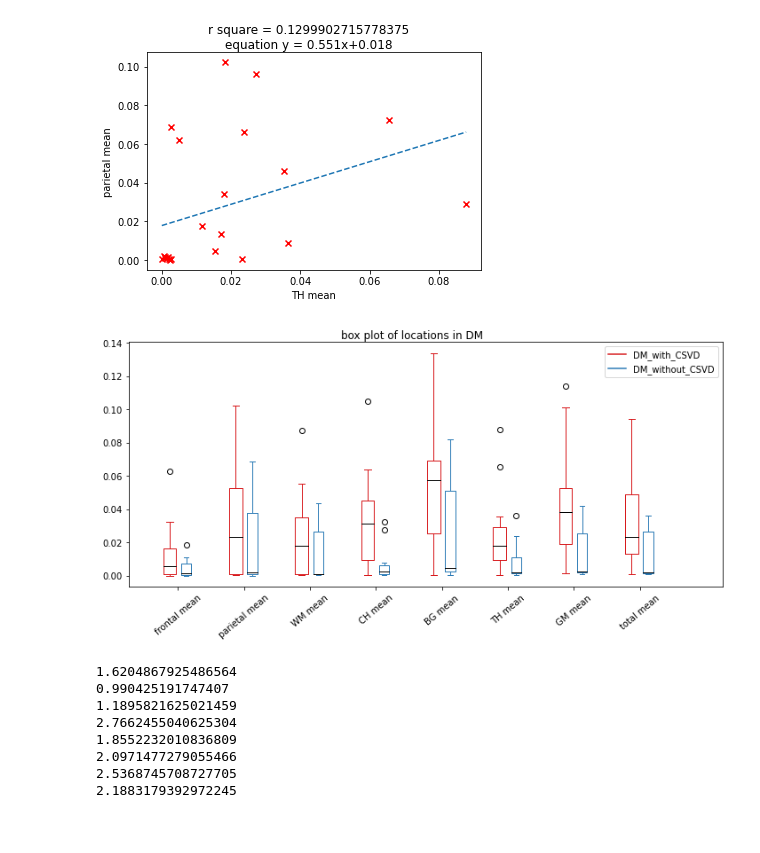
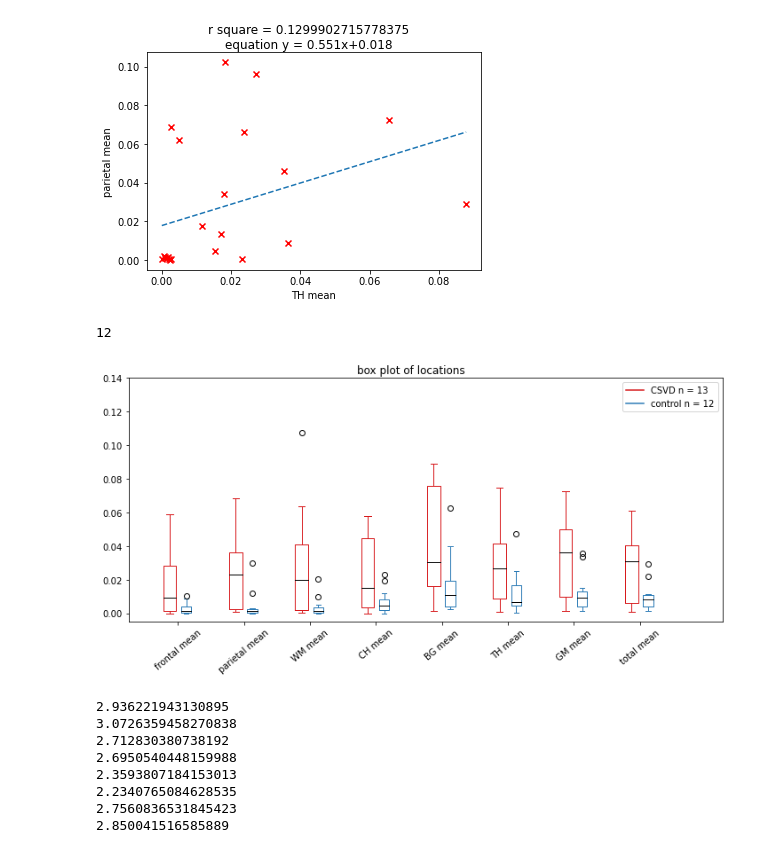
Before and after one commit to putintostyle/brain-permeability, a Jupyter notebook: with DM find criteria.ipynb, the cells around one changed output. Saved outputs shown, nothing was run; the diff lists cells and outputs as text; code cells hidden in the pictures.

```diff
--- a/with DM find criteria.ipynb
+++ b/with DM find criteria.ipynb
@@ -5,5 +7,5 @@ import matplotlib.pyplot as plt
 # %%
-PATH = "C:\\Users\\User\\Desktop\\with_DM_cases.csv"
+PATH = "C:\\Users\\User\\Desktop\\without_DM_cases.csv"
 # %%
 df = pd.read_csv(PATH, encoding = 'big5')
 # %%
@@ -74,4 +86,0 @@ for result in range(8):
-# %%
-length = []
-for i in separte_list:
-    length.append(len(i[0]))
@@ -217,5 +325,5 @@ for WM_idx in range(len(WM)):
 [figure]
 [figure]
 # %%
-DM_with_CSVD = data[:12][:,5::]
-DM_without_CSVD = data[12::][:,5::]
+DM_with_CSVD = data[:13][:,4::]
+DM_without_CSVD = data[13::][:,4::]
@@ -228,32 +330,37 @@ def set_box_color(bp, color):
+# %%
+len(DM_without_CSVD)
+# %% [output]
+12
 # %%
 plt.figure(figsize=(10,5))
 bpl = plt.boxplot(DM_with_CSVD, positions=[3+4*i-.5 for i in range(8)],  widths = 0.8)
 bp2 = plt.boxplot(DM_without_CSVD,positions = [3+4*i+.5 for i in range(8)],  widths = 0.6)
 plt.xticks([3+4*i for i in range(8)], ['frontal mean', 'parietal mean', 'WM mean','CH mean', 'BG mean', 'TH mean', 'GM mean', 'total mean'], rotation = 40)
 # plt.xticks(['frontal mean', 'parietal mean', 'WM mean','CH mean', 'BG mean', 'TH mean', 'GM mean', 'total mean'])
 plt.xlim(0,36)
 set_box_color(bpl, '#D7191C') # colors are from http://colorbrewer2.org/
 set_box_color(bp2, '#2C7BB6')
-plt.plot([], c='#D7191C', label='DM_with_CSVD')
-plt.plot([], c='#2C7BB6', label='DM_without_CSVD')
-plt.suptitle('box plot of locations in DM', y=1)
+plt.plot([], c='#D7191C', label='CSVD n = 13')
+plt.plot([], c='#2C7BB6', label='control n = 12')
+plt.ylim((-0.005,0.14))
+plt.suptitle('box plot of locations ', y=1)
 plt.tight_layout()
 plt.legend()
-plt.savefig('DM box plot.png', dpi = 500)
+plt.savefig('control box plot.png', dpi = 500)
 
 plt.show()
 # %% [output]
-[figure, old version]
+[figure, new version]
 # %%
 for i in range(8):
-    Z = abs(np.mean(DM_with_CSVD[:,i])-np.mean(DM_without_CSVD[:,i]))/np.sqrt((np.std(DM_with_CSVD[:,i])**2)/len(DM_with_CSVD[:,i])+(np.std(DM_without_CSVD[:,i])**2)/len(DM_without_CSVD[:,i]))
+    Z = abs(np.mean(DM_with_CSVD[:,i])-np.mean(DM_without_CSVD[:,i]))/np.sqrt((np.var(DM_with_CSVD[:,i])**2)/len(DM_with_CSVD[:,i])+(np.var(DM_without_CSVD[:,i])**2)/len(DM_without_CSVD[:,i]))
     print(Z)
 # %% [output]
-1.6204867925486564
-0.990425191747407
-1.1895821625021459
-2.7662455040625304
-1.8552232010836809
-2.0971477279055466
-2.5368745708727705
-2.1883179392972245
+2.936221943130895
+3.0726359458270838
+2.712830380738192
+2.6950540448159988
+2.3593807184153013
+2.2340765084628535
+2.7560836531845423
+2.850041516585889
```
Also changed, not shown: parts of 31 cells of this notebook, 8 other files.
